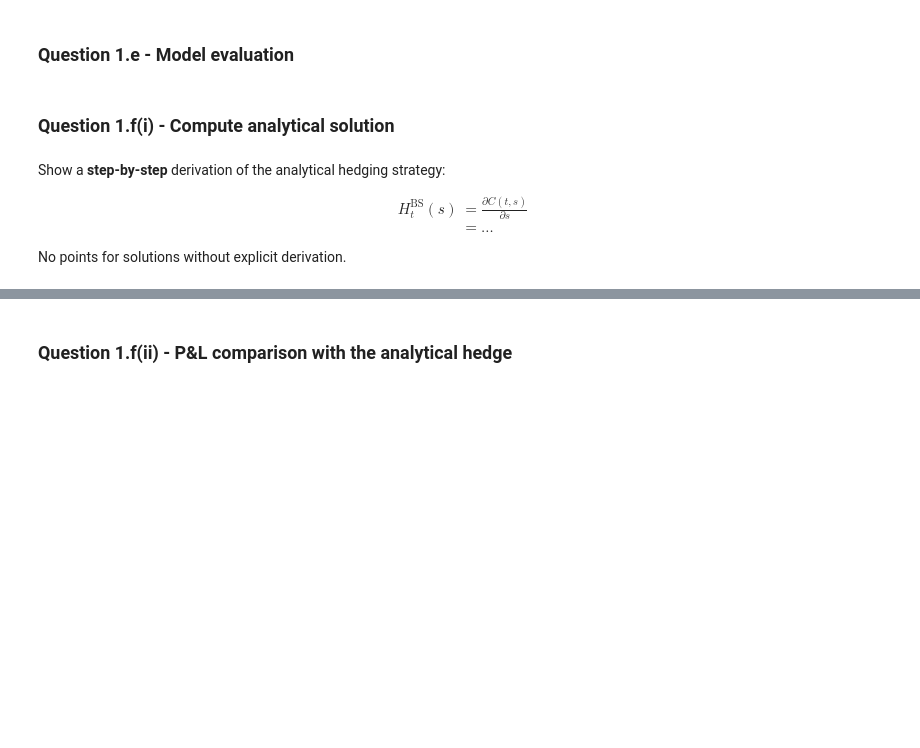
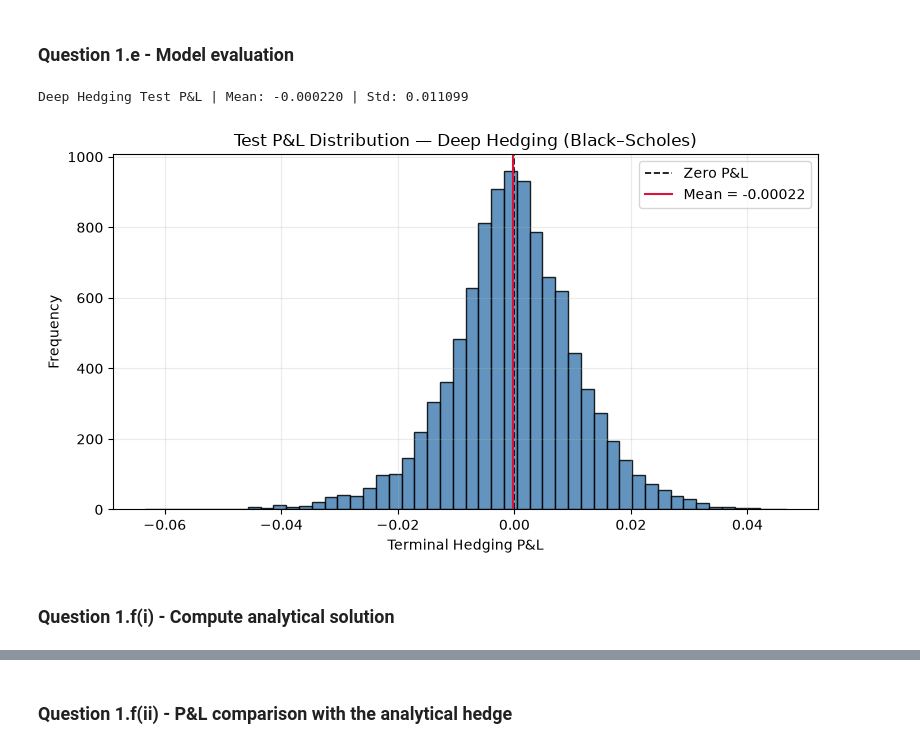
Before and after one commit to minieden/MachineLearningInFinanceProjects, a Jupyter notebook: MLFP3/template3.ipynb, the cells around one changed output, grey strips where cells are left out. Saved outputs shown, nothing was run; the diff lists cells and outputs as text; code cells hidden in the pictures; blank space fills up the shorter version.

```diff
--- a/MLFP3/template3.ipynb
+++ b/MLFP3/template3.ipynb
@@ -255,11 +323,34 @@ Each network has the architecture of `demo.ipynb` (two hidden layers with 32 neu
+# %%
+# Evaluate the trained hedge on the 10,000 independent test paths.
+# Compute P&L = p + sum_j H_j(S_tj)*(S_tj+1-S_tj) - g(ST).
+# Plot its histogram and print the empirical mean and standard deviation.
+
+import matplotlib.pyplot as plt
+import numpy as np
+
+model.eval()
+with torch.no_grad():
+    payoff_test = torch.relu(S_test[:, -1] - K)
+    pnl_deep = (p + model(S_test) - payoff_test).cpu().numpy()
+
+mean_deep = pnl_deep.mean()
+std_deep = pnl_deep.std(ddof=1)
+
+print(f"Deep Hedging Test P&L | Mean: {mean_deep:.6f} | Std: {std_deep:.6f}")
+
+plt.figure(figsize=(8, 4.5))
+plt.hist(pnl_deep, bins=50, color="steelblue", edgecolor="black", alpha=0.85)
+plt.axvline(0.0, color="black", linestyle="--", linewidth=1.2, label="Zero P&L")
+plt.axvline(mean_deep, color="crimson", linestyle="-", linewidth=1.5, label=f"Mean = {mean_deep:.5f}")
+plt.title("Test P&L Distribution — Deep Hedging (Black–Scholes)")
+plt.xlabel("Terminal Hedging P&L")
+plt.ylabel("Frequency")
+plt.legend()
+plt.grid(alpha=0.25)
+plt.tight_layout()
+plt.show()
+# %% [output]
+Deep Hedging Test P&L | Mean: -0.000220 | Std: 0.011099
+[figure, added]
 # %% [markdown]
 ### Question 1.f(i) - Compute analytical solution
-# %% [markdown]
-Show a **step-by-step** derivation of the analytical hedging strategy:
-
-\begin{align*}
-H^{\text{BS}}_t(s) & = \frac{\partial C(t, s)}{\partial s} \\
-& = \ldots
-\end{align*}
-
-No points for solutions without explicit derivation.
```
Also changed, not shown: parts of 16 cells of this notebook, 1 other file.
